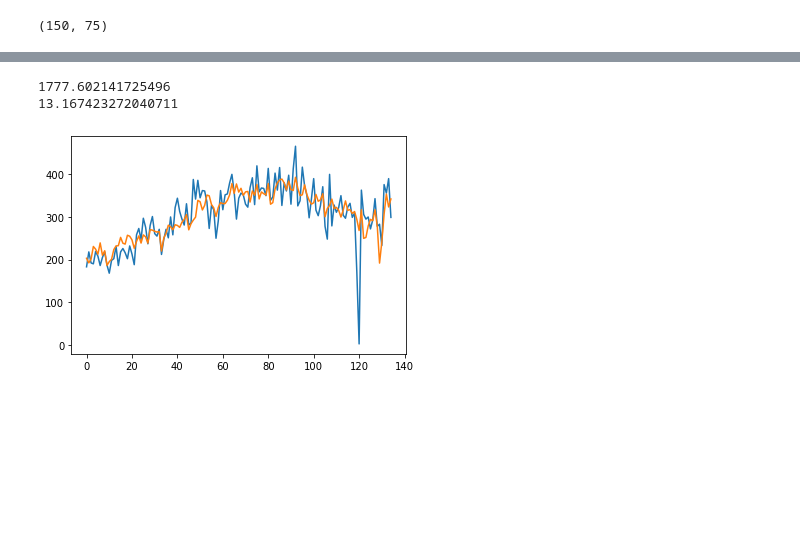
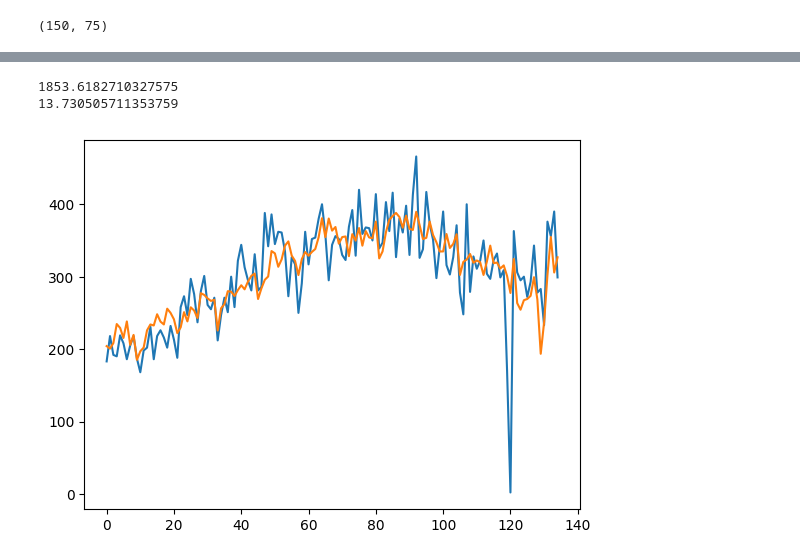
Before and after one commit to kmarkey/LJ_Leading_Indicators, a Jupyter notebook: select_features.ipynb, the cells around one changed output, grey strips where cells are left out. Saved outputs shown, nothing was run; the diff lists cells and outputs as text; code cells hidden in the pictures; blank space fills up the shorter version.

```diff
--- a/select_features.ipynb
+++ b/select_features.ipynb
@@ -28,9 +27,9 @@ pipeline = Pipeline([
 # use pipeline for all in future
 # %%
 search = GridSearchCV(pipeline,
-                      {'model__alpha':np.arange(0.5, 20, 0.5)},
-                      cv = 5,
-                      scoring = 'neg_mean_squared_error',
+                      {'model__alpha':np.arange(0.5, 10, 0.1)},
+                      cv = 10,
+                      scoring = 'neg_root_mean_squared_error',
                       verbose = 0)
 # %%
 search.fit(X_train, y_train)
@@ -59,5 +58,5 @@ array([ 3.1017408 ,  8.97701879,  1.9213401 ,  0.8648973 ,  2.83161397,
 # %%
-fin = X_train[X_train.columns[coef >  0]]
-fout = X_test[X_test.columns[coef >  0]]
+f_train = X_train[X_train.columns[coef >  0]]
+f_test = X_test[X_test.columns[coef >  0]]
 # %%
-model = pipeline.fit(fin, y_train)
+model = pipeline.fit(f_train, y_train)
@@ -79,10 +63,10 @@ model = pipeline.fit(fin, y_train)
 # %%
-train_pred = pd.Series(model.predict(fin), index = fin.index)
-test_pred = pd.Series(model.predict(fout), index = fout.index)
+pred_train = pd.Series(model.predict(f_train), index = f_train.index)
+pred_test = pd.Series(model.predict(f_test), index = f_test.index)
 # %%
-plot_eval(train_pred, y_train)
+plot_eval(pred_train, y_train)
 # %% [output]
-1777.602141725496
-13.167423272040711
+1853.6182710327575
+13.730505711353759
-[figure, old version]
+[figure, new version]
 # %%
```
Also changed, not shown: parts of 17 cells of this notebook, 23 other files.
